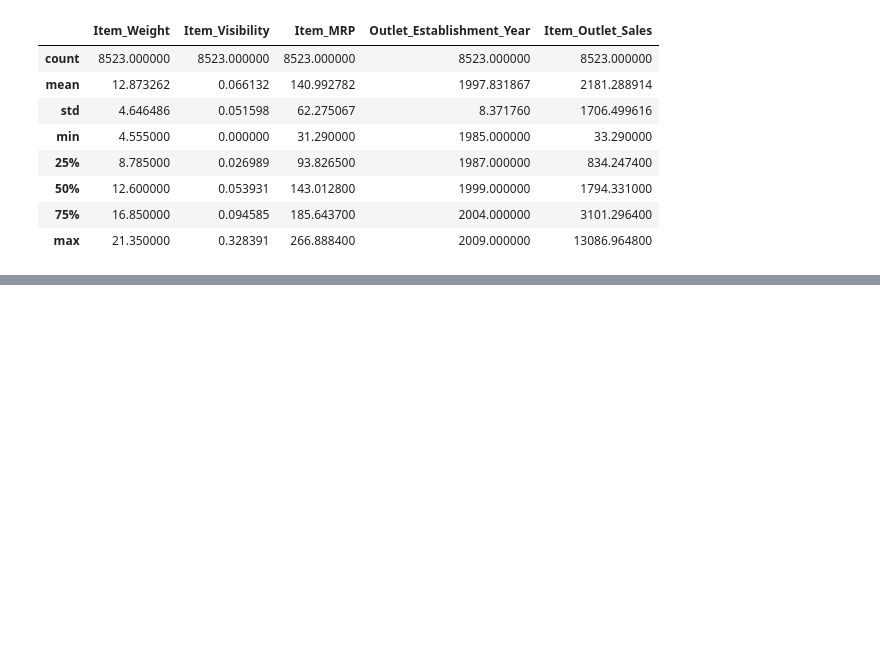
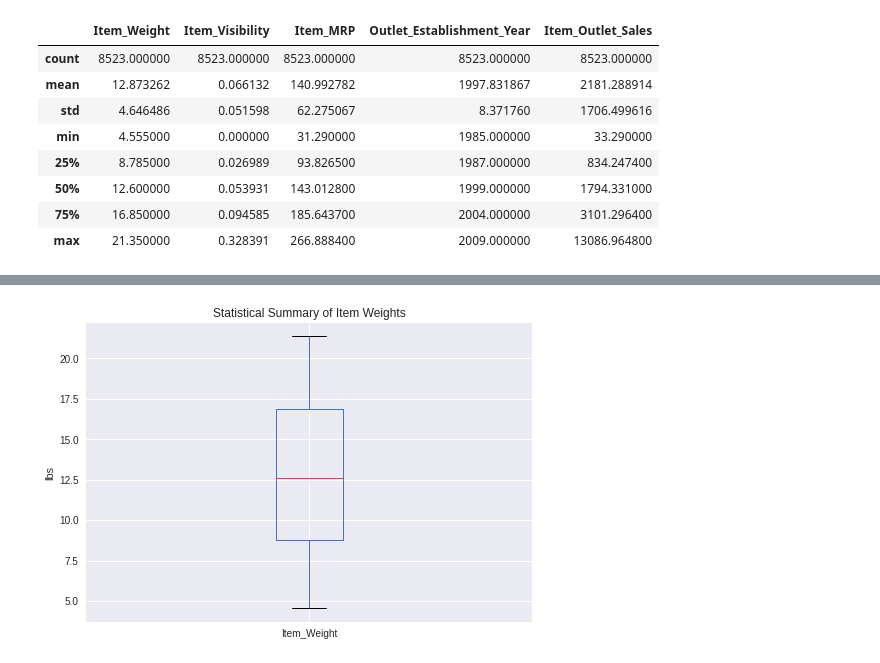
Before and after one commit to hachristina/food-sales-prediction, a Jupyter notebook: Food_Sales_Prediction_Project.ipynb, the cells around one changed output, grey strips where cells are left out. Saved outputs shown, nothing was run; the diff lists cells and outputs as text; code cells hidden in the pictures; blank space fills up the shorter version.

```diff
--- a/Food_Sales_Prediction_Project.ipynb
+++ b/Food_Sales_Prediction_Project.ipynb
@@ -232,0 +256,8 @@ df[["Item_Weight", "Item_Visibility", "Item_MRP", "Outlet_Establishment_Year", "
+# %%
+#2. Boxplot to view statistical summaries of various features in your dataset.
+#Viewing boxplot of weight of items in the dataset
+df.boxplot(['Item_Weight'])
+plt.title('Statistical Summary of Item Weights')
+plt.ylabel('lbs');
+# %% [output]
+[figure, added]
```
Also changed, not shown: parts of 9 cells of this notebook.
